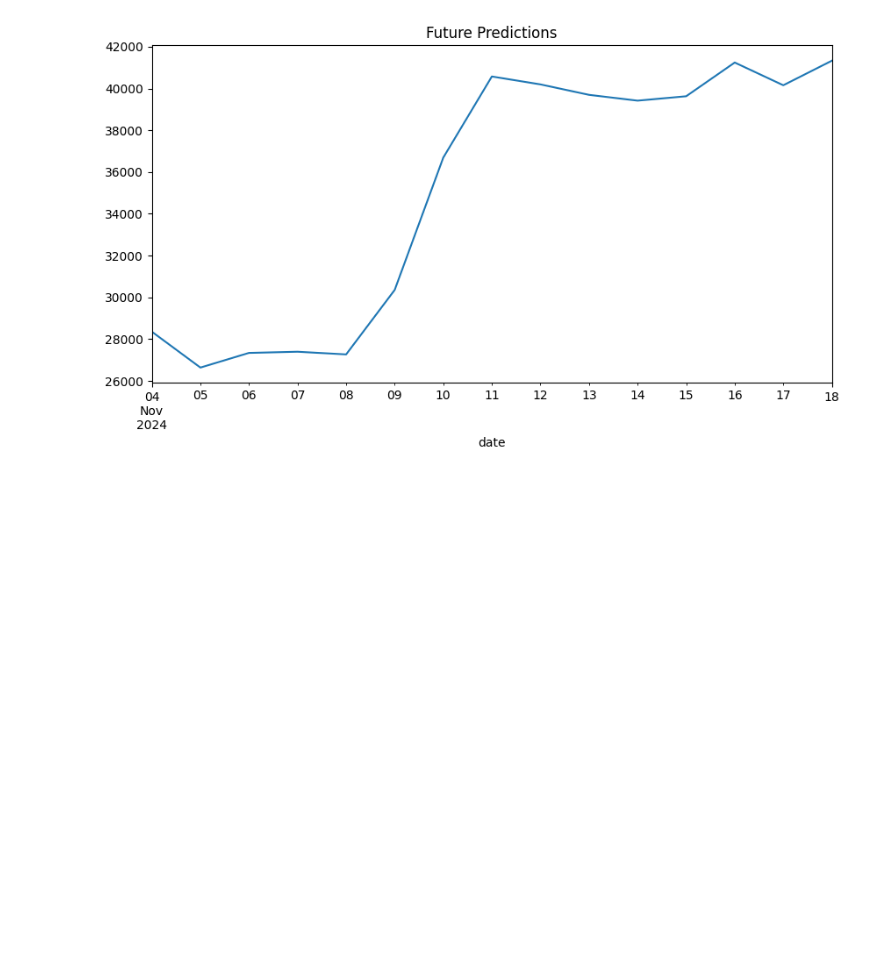
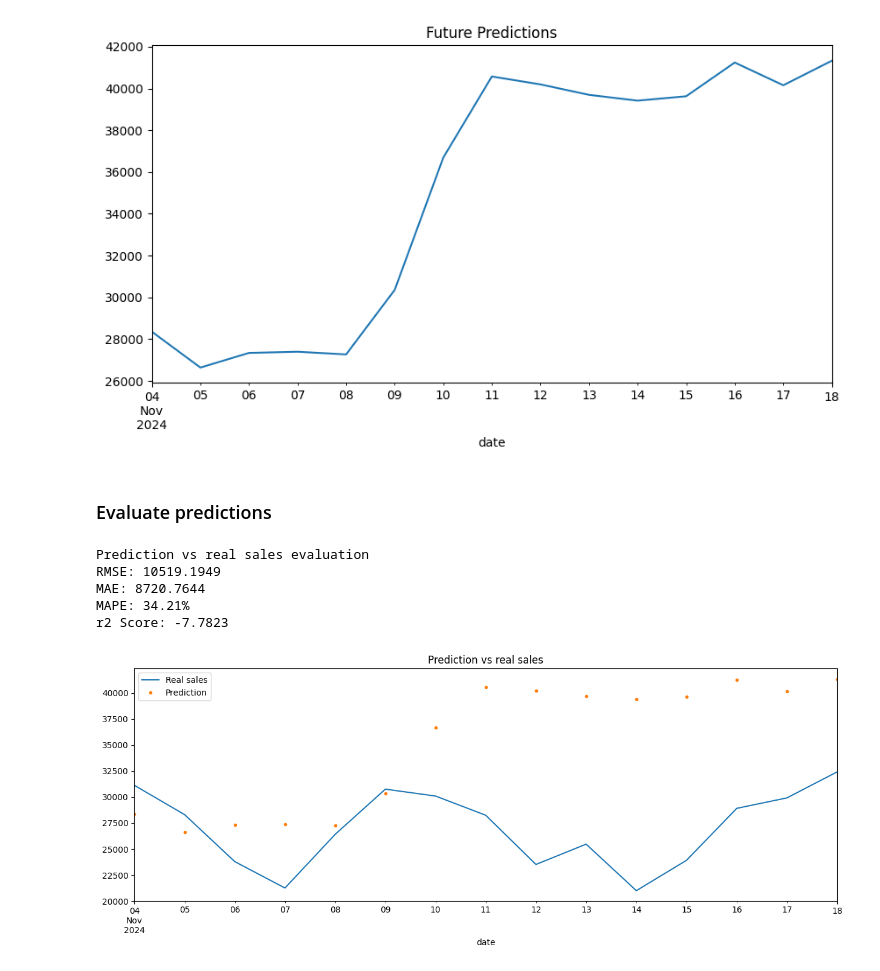
Before and after one commit to diegoislasm/Store-sales-prediction, a Jupyter notebook: Sales_prediction_based_on_weather.ipynb, the cells around one changed output. Drawn from its saved outputs; the diff is of its cells as text; code cells hidden in the pictures; blank space fills up the shorter version.

```diff
--- a/Sales_prediction_based_on_weather.ipynb
+++ b/Sales_prediction_based_on_weather.ipynb
@@ -1028,3 +1046,37 @@ future_w_features['pred'].plot(figsize=(10, 5),
 plt.show()
 # %% [output]
 [figure]
+# %% [markdown]
+### Evaluate predictions
+# %%
+# Add real sales values
+future_w_features['real'] = [31127.55, 28311.90, 23796.38, 21259.44,  26418.08, 30759.03,
+                             30097.86, 28251.45, 23522.51, 25473.52, 21004.13, 23923.16,
+                             28913.57, 29919.84, 32418.72]
+# %%
+# Compare predictions vs real data
+rmse_r = np.sqrt(mean_squared_error(future_w_features['real'], future_w_features['pred']))
+mae_r = mean_absolute_error(future_w_features['real'], future_w_features['pred'])
+mape_r = np.mean(np.abs((future_w_features['real'] - future_w_features['pred']) / future_w_features['real'])) * 100
+r2_r = r2_score(future_w_features['real'], future_w_features['pred'])
+
+# Print scores
+print('Prediction vs real sales evaluation')
+print(f'RMSE: {rmse_r:.4f}')
+print(f'MAE: {mae_r:.4f}')
+print(f'MAPE: {mape_r:.2f}%')
+print(f'r2 Score: {r2_r:.4f}')
+# %% [output]
+Prediction vs real sales evaluation
+RMSE: 10519.1949
+MAE: 8720.7644
+MAPE: 34.21%
+r2 Score: -7.7823
+# %%
+# Plot predictions vs real data
+ax = future_w_features['real'].plot(figsize=(15, 5), title='Prediction vs real sales')
+future_w_features['pred'].plot(style='.')
+plt.legend(['Real sales','Prediction'])
+plt.show()
+# %% [output]
+[figure, added]
```
Also changed, not shown: parts of 13 cells of this notebook.
